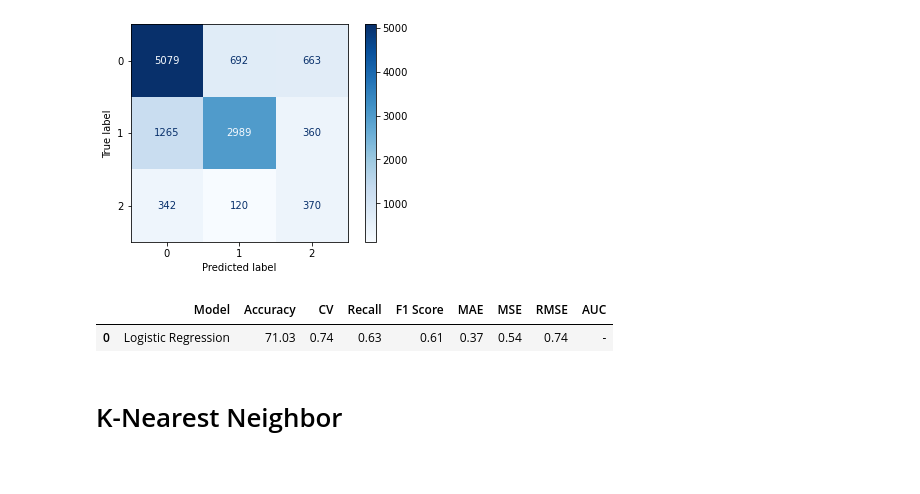
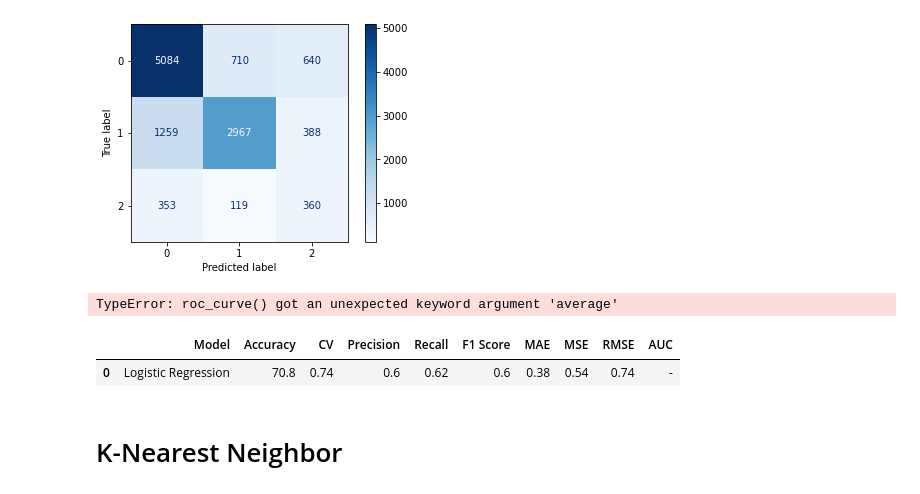
Before and after one commit to baotramduong/Portfolio_Project_Ternary_Classification_Tanzanian_Water_Crisis, a Jupyter notebook: Part II - Models.ipynb, the cells around one changed output. Cells and saved outputs as stored; diff of their text form; code cells hidden in the pictures.

```diff
--- a/Part II - Models.ipynb
+++ b/Part II - Models.ipynb
@@ -111,7 +111,7 @@ X_test = scale.transform(X_test) #to create a scaled version of the test dataset
 from sklearn.linear_model import LogisticRegression
 
 #instantiate
-logreg = LogisticRegression(fit_intercept = False, C = 1e12, solver = 'liblinear', random_state = 21)
+logreg = LogisticRegression(fit_intercept = False, C = 1e12, solver = 'saga', random_state = 21)
 
 #fit
 logreg.fit(X_train, y_train)
@@ -177,22 +178,28 @@ plot_confusion_matrix(logreg, X_test, y_test, cmap = plt.cm.Blues)
 
 #print('AUC:', auc(fpr, tpr))
+# %%
+fpr, tpr, thresholds = roc_curve(y_test, y_score, average = None)
+
+#print('AUC:', auc(fpr, tpr))
+# %% [output]
+TypeError: roc_curve() got an unexpected keyword argument 'average'
 # %%
 #summary table
 summary_table = pd.DataFrame({'Model': [],
                               'Accuracy': [], 'CV': [],
                               'Precision': [], 'Recall': [], 'F1 Score': [],
                               'MAE': [], 'MSE': [], 'RMSE': [],
                               'AUC': [],
                               })
 summary_table.loc[0] = ['Logistic Regression',
                         round(logreg_test_accuracy, 2), round(logreg_test_cv_score, 2),
-                        round(precision_score(y_test, y_hat_test, average = 'macro'), round(recall_score(y_test, y_hat_test, average = 'macro'), 2), round(f1_score(y_test, y_hat_test, average = 'macro'), 2),
+                        round(precision_score(y_test, y_hat_test, average = 'macro'), 2), round(recall_score(y_test, y_hat_test, average = 'macro'), 2), round(f1_score(y_test, y_hat_test, average = 'macro'), 2),
                         round(mean_absolute_error(y_test, y_hat_test), 2), round(mean_squared_error(y_test, y_hat_test), 2), round(mean_squared_error(y_test, y_hat_test, squared = False), 2),
                         '-']
 summary_table.head()
 # %% [output]
-|  | Model | Accuracy | CV | Recall | F1 Score | MAE | MSE | RMSE | AUC |
-| 0 | Logistic Regression | 71.03 | 0.74 | 0.63 | 0.61 | 0.37 | 0.54 | 0.74 | - |
+|  | Model | Accuracy | CV | Precision | Recall | F1 Score | MAE | MSE | RMSE | AUC |
+| 0 | Logistic Regression | 70.8 | 0.74 | 0.6 | 0.62 | 0.6 | 0.38 | 0.54 | 0.74 | - |
 # %% [markdown]
 # K-Nearest Neighbor
 # %%
```
Also changed, not shown: parts of 16 cells of this notebook.
